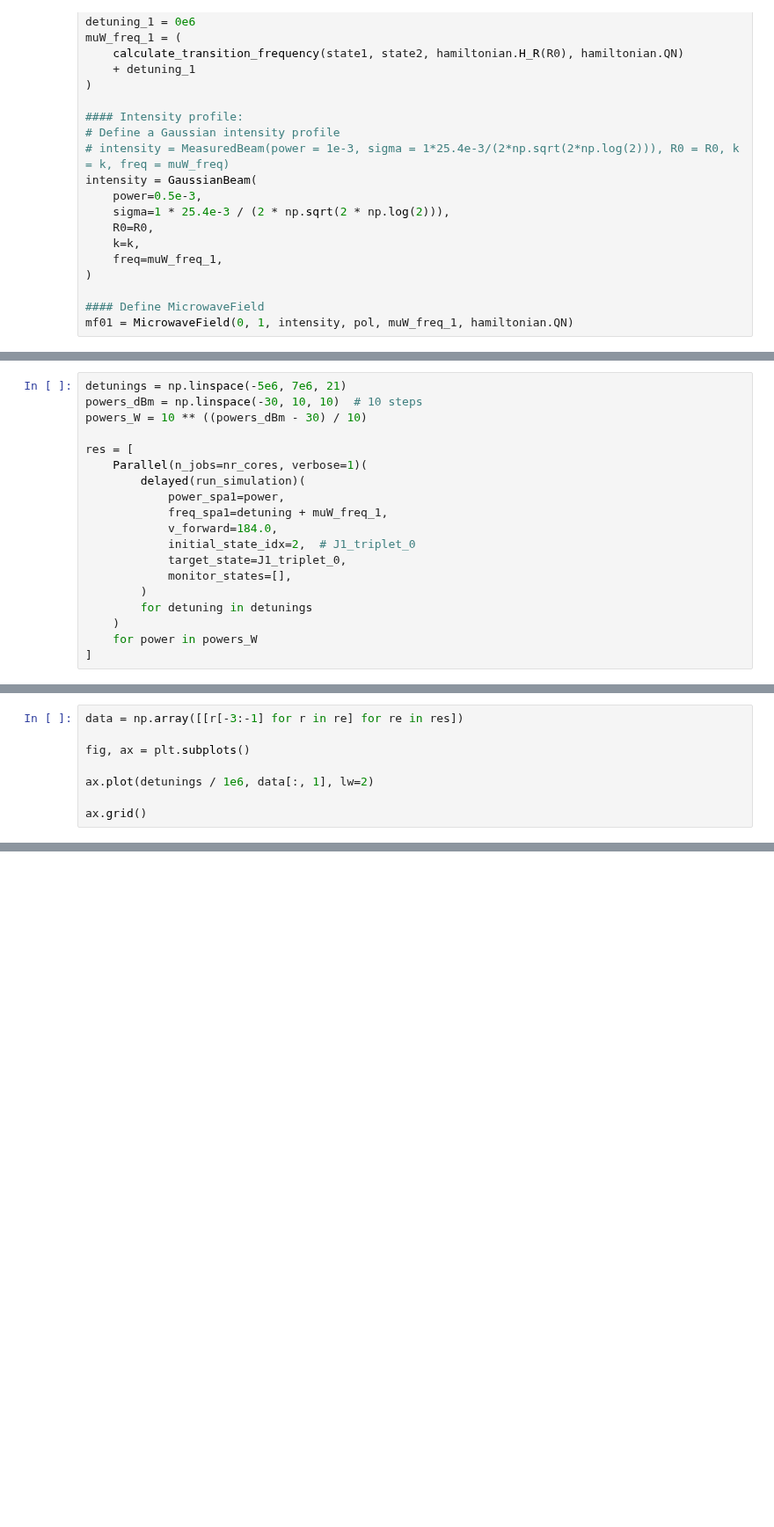
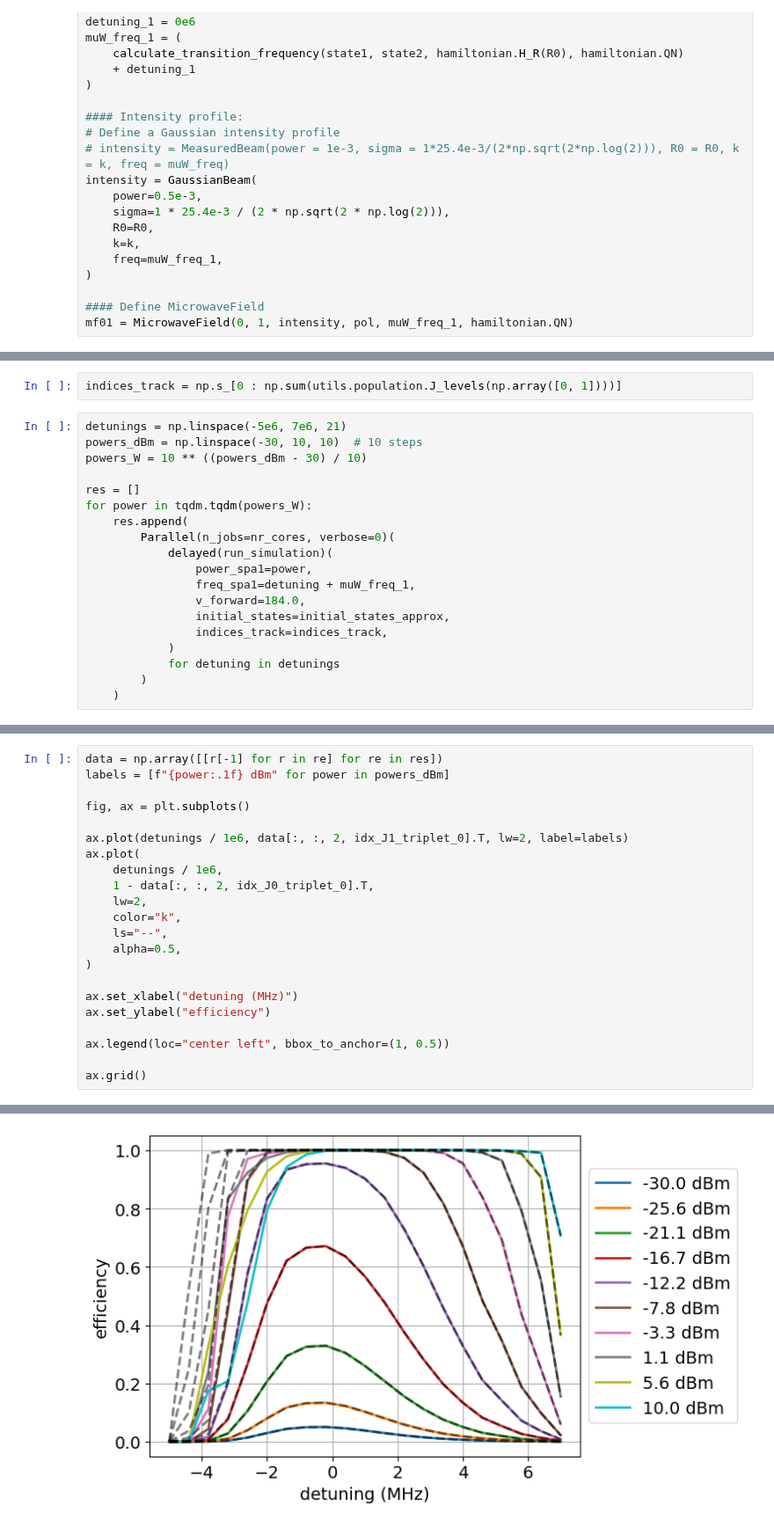
Before and after one commit to ograsdijk/centrex-state-prep, a Jupyter notebook: examples/SPA/Experimental verification/SPA1 - no BG.ipynb, the cells around one changed output, grey strips where cells are left out. Shown at 88% size. Drawn from its saved outputs; the diff is of its cells as text; blank space fills up the shorter version.

```diff
--- a/examples/SPA/Experimental verification/SPA1 - no BG.ipynb
+++ b/examples/SPA/Experimental verification/SPA1 - no BG.ipynb
@@ -504,19 +510,21 @@ def run_simulation(
+# %%
+indices_track = np.s_[0 : np.sum(utils.population.J_levels(np.array([0, 1])))]
 # %%
 detunings = np.linspace(-5e6, 7e6, 21)
 powers_dBm = np.linspace(-30, 10, 10)  # 10 steps
 powers_W = 10 ** ((powers_dBm - 30) / 10)
 
-res = [
-    Parallel(n_jobs=nr_cores, verbose=1)(
-        delayed(run_simulation)(
-            power_spa1=power,
-            freq_spa1=detuning + muW_freq_1,
-            v_forward=184.0,
-            initial_state_idx=2,  # J1_triplet_0
-            target_state=J1_triplet_0,
-            monitor_states=[],
+res = []
+for power in tqdm.tqdm(powers_W):
+    res.append(
+        Parallel(n_jobs=nr_cores, verbose=0)(
+            delayed(run_simulation)(
+                power_spa1=power,
+                freq_spa1=detuning + muW_freq_1,
+                v_forward=184.0,
+                initial_states=initial_states_approx,
+                indices_track=indices_track,
+            )
+            for detuning in detunings
         )
-        for detuning in detunings
     )
-    for power in powers_W
-]
@@ -532,9 +531,23 @@ KeyboardInterrupt:
 # %%
-data = np.array([[r[-3:-1] for r in re] for re in res])
+data = np.array([[r[-1] for r in re] for re in res])
+labels = [f"{power:.1f} dBm" for power in powers_dBm]
 
 fig, ax = plt.subplots()
 
-ax.plot(detunings / 1e6, data[:, 1], lw=2)
+ax.plot(detunings / 1e6, data[:, :, 2, idx_J1_triplet_0].T, lw=2, label=labels)
+ax.plot(
+    detunings / 1e6,
+    1 - data[:, :, 2, idx_J0_triplet_0].T,
+    lw=2,
+    color="k",
+    ls="--",
+    alpha=0.5,
+)
+
+ax.set_xlabel("detuning (MHz)")
+ax.set_ylabel("efficiency")
+
+ax.legend(loc="center left", bbox_to_anchor=(1, 0.5))
 
 ax.grid()
 # %% [output]
@@ -541,0 +554 @@ TypeError: 'float' object is not subscriptable
+[figure, added]
```
Also changed, not shown: parts of 19 cells of this notebook, 2 other files.
